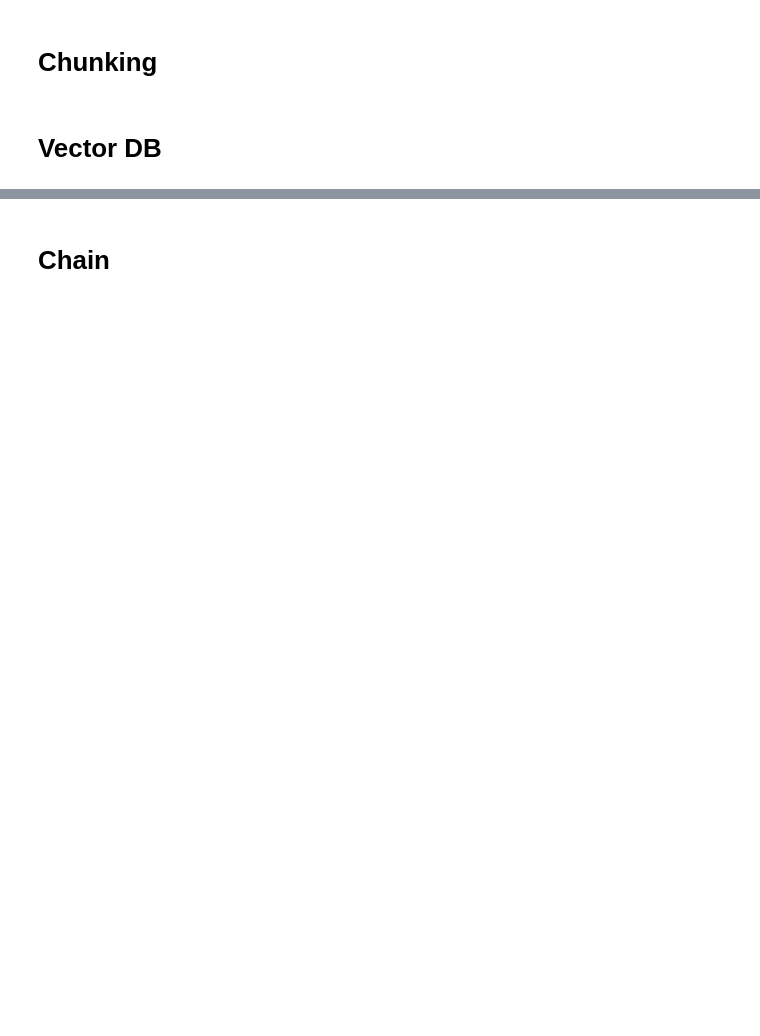
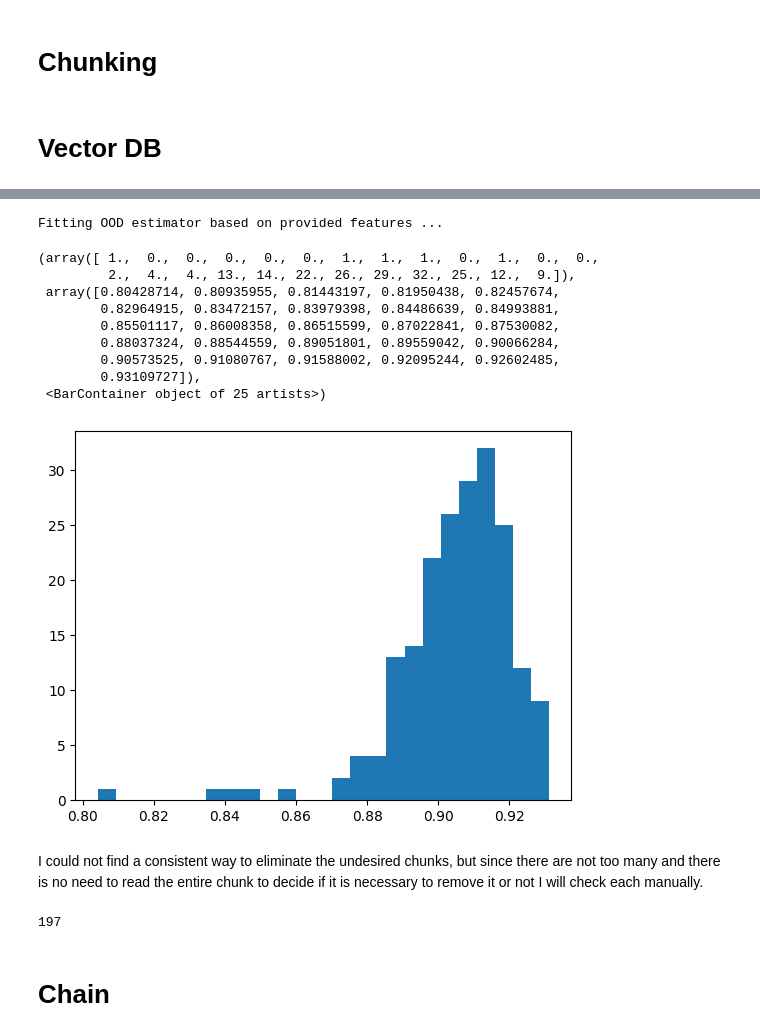
Before and after one commit to JofreFranco/harm-reduction-chatbot, a Jupyter notebook: dev.ipynb, the cells around one changed output, grey strips where cells are left out. Saved outputs shown, nothing was run; the diff lists cells and outputs as text; code cells hidden in the pictures; blank space fills up the shorter version.

```diff
--- a/dev.ipynb
+++ b/dev.ipynb
@@ -69,0 +173,20 @@ retriever = vectorstore.as_retriever()
+# %%
+ood = OutOfDistribution()
+train_outlier_scores = ood.fit_score(features=X)
+# %% [output]
+Fitting OOD estimator based on provided features ...
+# %%
+plt.hist(train_outlier_scores, bins=25)
+# %% [output]
+(array([ 1.,  0.,  0.,  0.,  0.,  0.,  1.,  1.,  1.,  0.,  1.,  0.,  0.,
+         2.,  4.,  4., 13., 14., 22., 26., 29., 32., 25., 12.,  9.]),
+ array([0.80428714, 0.80935955, 0.81443197, 0.81950438, 0.82457674,
+        0.82964915, 0.83472157, 0.83979398, 0.84486639, 0.84993881,
+        0.85501117, 0.86008358, 0.86515599, 0.87022841, 0.87530082,
+        0.88037324, 0.88544559, 0.89051801, 0.89559042, 0.90066284,
+        0.90573525, 0.91080767, 0.91588002, 0.92095244, 0.92602485,
+        0.93109727]),
+ <BarContainer object of 25 artists>)
+[figure, added]
+# %% [markdown]
+I could not find a consistent way to eliminate the undesired chunks, but since there are not too many and there is no need to read the entire chunk to decide if it is necessary to remove it or not I will check each manually.
@@ -69,0 +196,6 @@ retriever = vectorstore.as_retriever()
+# %%
+import pandas as pd
+
+df = pd.DataFrame({"text": docs, "ids": ids})
+# %% [output]
+197
```
Also changed, not shown: parts of 50 cells of this notebook, 12 other files.
